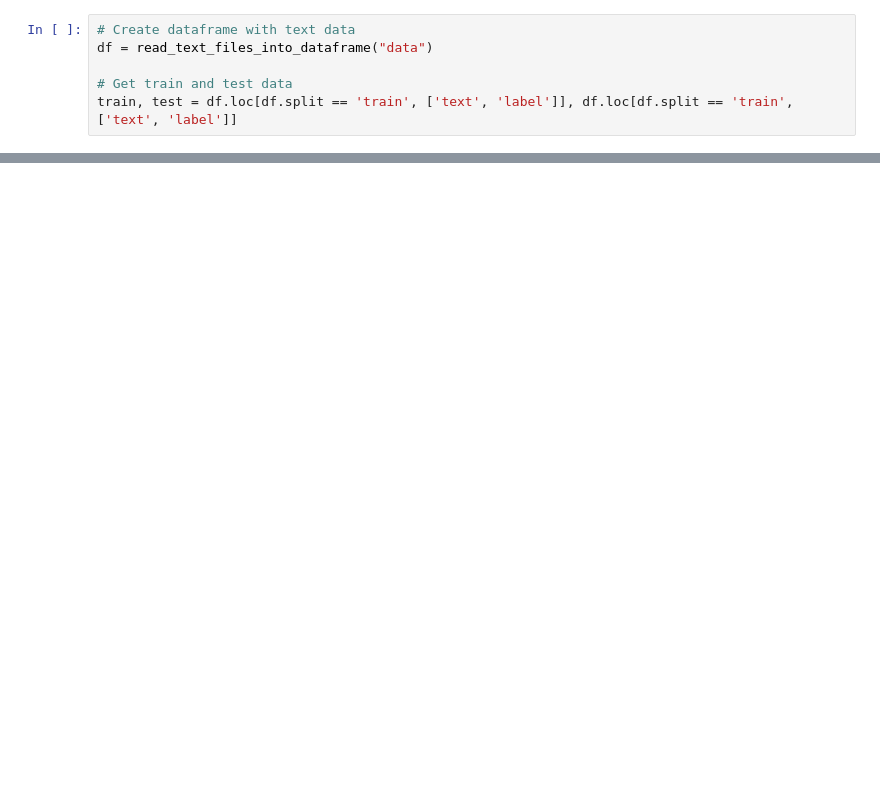
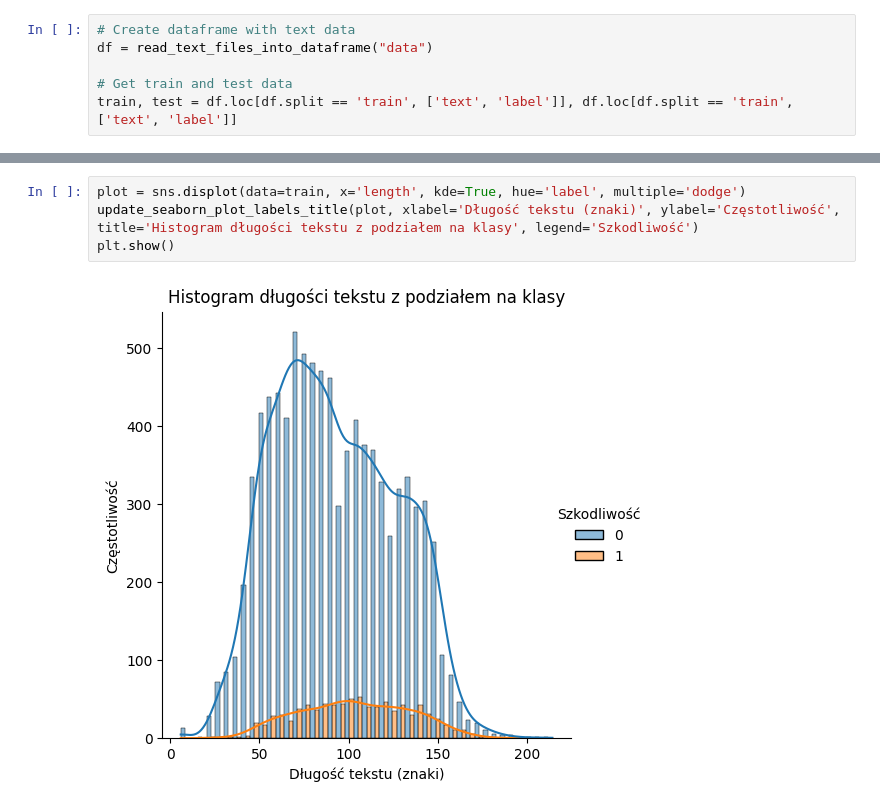
Before and after one commit to szpwski/nlp_poleval_text_classification, a Jupyter notebook: eda.ipynb, the cells around one changed output, grey strips where cells are left out. Cells and saved outputs as stored; diff of their text form; blank space fills up the shorter version.

```diff
--- a/eda.ipynb
+++ b/eda.ipynb
@@ -61 +145,7 @@ plt.show()
+# %%
+plot = sns.displot(data=train, x='length', kde=True, hue='label', multiple='dodge')
+update_seaborn_plot_labels_title(plot, xlabel='Długość tekstu (znaki)', ylabel='Częstotliwość', title='Histogram długości tekstu z podziałem na klasy', legend='Szkodliwość')
+plt.show()
+# %% [output]
+[figure, added]
 # %%
```
Also changed, not shown: parts of 19 cells of this notebook, 1 other file.
